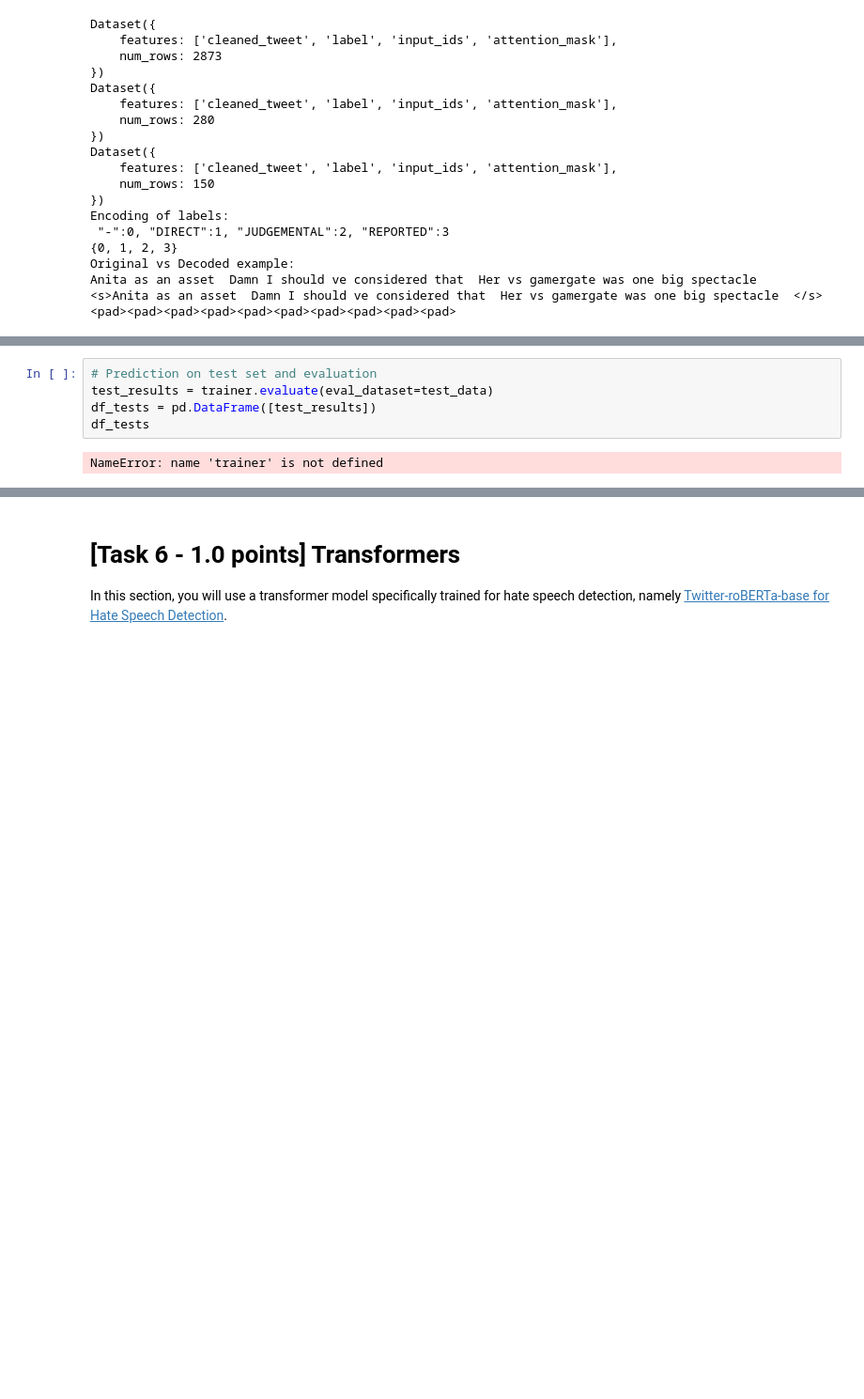
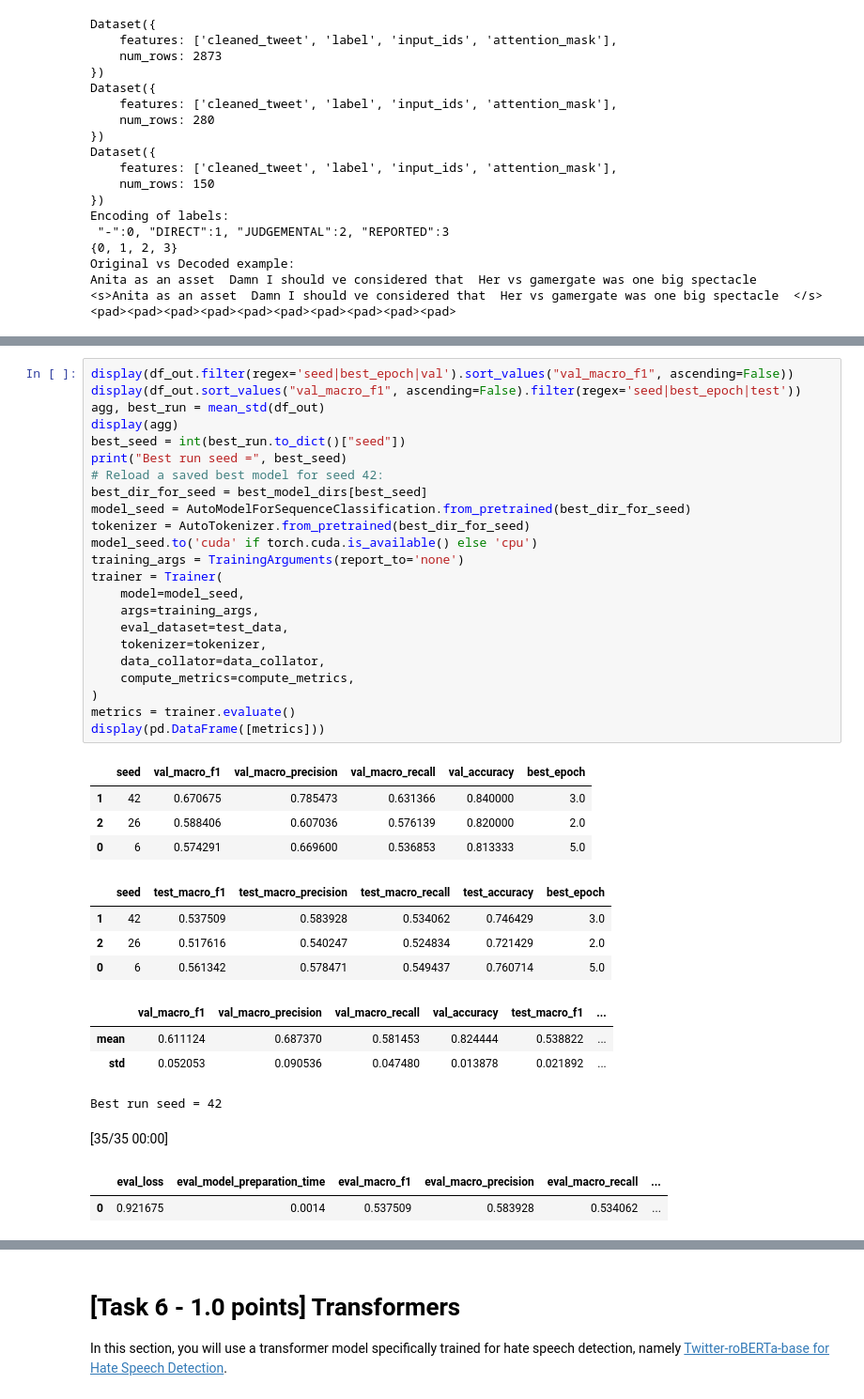
Before and after one commit to 26leonardo/NLP_project, a Jupyter notebook: BILLI/Assignment1-2526.ipynb, the cells around one changed output, grey strips where cells are left out. Shown at 94% size. Drawn from its saved outputs; the diff is of its cells as text; blank space fills up the shorter version.

```diff
--- a/BILLI/Assignment1-2526.ipynb
+++ b/BILLI/Assignment1-2526.ipynb
@@ -1026,7 +1223,39 @@ You should probably TRAIN this model on a down-stream task to be able to use it
-# %%
-# Prediction on test set and evaluation
-test_results = trainer.evaluate(eval_dataset=test_data)
-df_tests = pd.DataFrame([test_results])
-df_tests
-# %% [output]
-NameError: name 'trainer' is not defined
+# %%
+display(df_out.filter(regex='seed|best_epoch|val').sort_values("val_macro_f1", ascending=False))
+display(df_out.sort_values("val_macro_f1", ascending=False).filter(regex='seed|best_epoch|test'))
+agg, best_run = mean_std(df_out)
+display(agg)
+best_seed = int(best_run.to_dict()["seed"])
+print("Best run seed =", best_seed)
+# Reload a saved best model for seed 42:
+best_dir_for_seed = best_model_dirs[best_seed]
+model_seed = AutoModelForSequenceClassification.from_pretrained(best_dir_for_seed)
+tokenizer = AutoTokenizer.from_pretrained(best_dir_for_seed)
+model_seed.to('cuda' if torch.cuda.is_available() else 'cpu')
+training_args = TrainingArguments(report_to='none')
+trainer = Trainer(
+    model=model_seed,
+    args=training_args,
+    eval_dataset=test_data,
+    tokenizer=tokenizer,
+    data_collator=data_collator,
+    compute_metrics=compute_metrics,
+)
+metrics = trainer.evaluate()
+display(pd.DataFrame([metrics]))
+# %% [output]
+|  | seed | val_macro_f1 | val_macro_precision | val_macro_recall | val_accuracy | best_epoch |
+| 1 | 42 | 0.670675 | 0.785473 | 0.631366 | 0.840000 | 3.0 |
+| 2 | 26 | 0.588406 | 0.607036 | 0.576139 | 0.820000 | 2.0 |
+| 0 | 6 | 0.574291 | 0.669600 | 0.536853 | 0.813333 | 5.0 |
+|  | seed | test_macro_f1 | test_macro_precision | test_macro_recall | test_accuracy | best_epoch |
+| 1 | 42 | 0.537509 | 0.583928 | 0.534062 | 0.746429 | 3.0 |
+| 2 | 26 | 0.517616 | 0.540247 | 0.524834 | 0.721429 | 2.0 |
+| 0 | 6 | 0.561342 | 0.578471 | 0.549437 | 0.760714 | 5.0 |
+|  | val_macro_f1 | val_macro_precision | val_macro_recall | val_accuracy | test_macro_f1 | ... |
+| mean | 0.611124 | 0.687370 | 0.581453 | 0.824444 | 0.538822 | ... |
+| std | 0.052053 | 0.090536 | 0.047480 | 0.013878 | 0.021892 | ... |
+Best run seed = 42
+[35/35 00:00]
+|  | eval_loss | eval_model_preparation_time | eval_macro_f1 | eval_macro_precision | eval_macro_recall | ... |
+| 0 | 0.921675 | 0.0014 | 0.537509 | 0.583928 | 0.534062 | ... |
```
Also changed, not shown: parts of 12 cells of this notebook, 1 other file.
